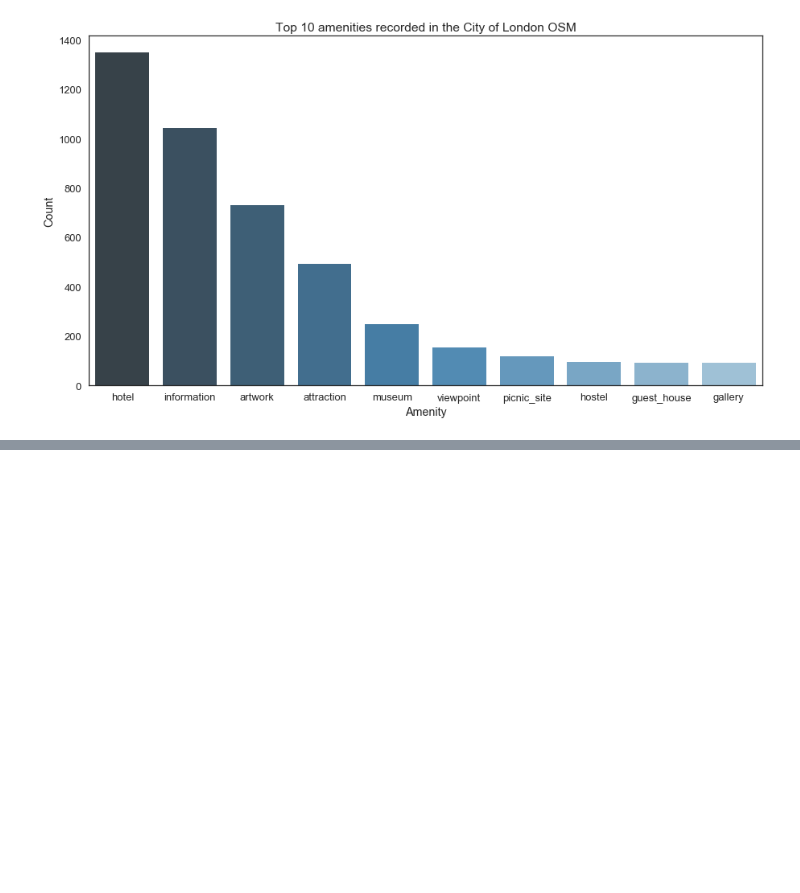
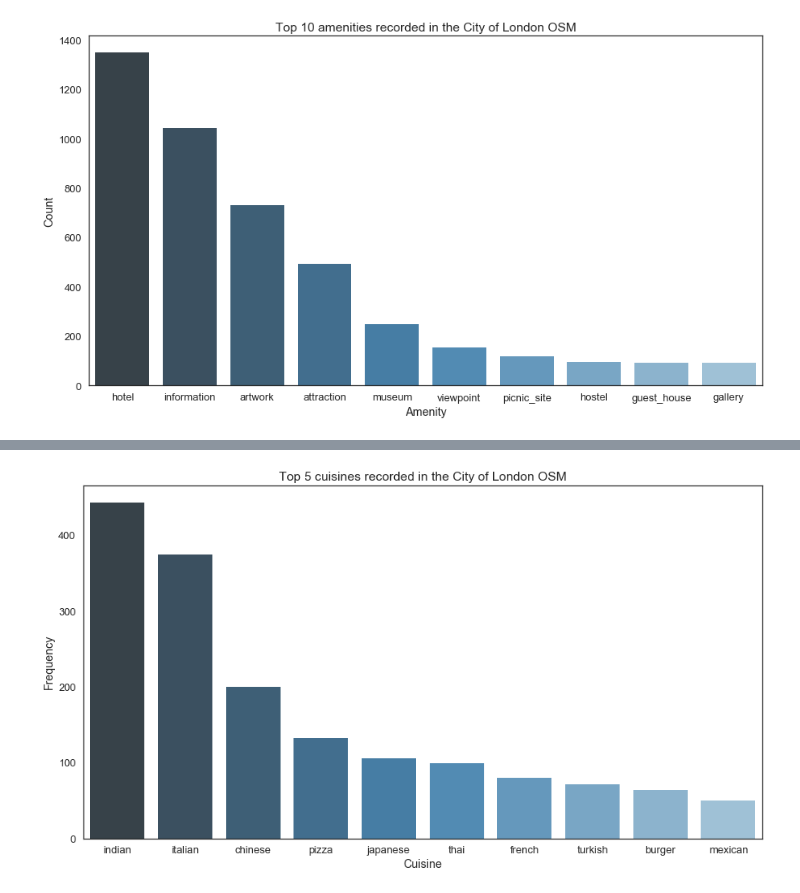
Before and after one commit to praxitelisk/DAND-P2-Wrangle-OpenStreetMap-Data-SQL, a Jupyter notebook: Project_London_OSM_Case_Study.ipynb, the cells around one changed output, grey strips where cells are left out. Cells and saved outputs as stored; diff of their text form; code cells hidden in the pictures; blank space fills up the shorter version.

```diff
--- a/Project_London_OSM_Case_Study.ipynb
+++ b/Project_London_OSM_Case_Study.ipynb
@@ -1620,0 +1674,20 @@ plt.show()
+# %%
+import pprint
+
+sqlite_file = "project.db"
+conn = sqlite3.connect(sqlite_file)
+cur = conn.cursor()
+
+cur.execute ('''
+SELECT nodes_tags.value, COUNT(*) as num
+FROM nodes_tags JOIN (SELECT DISTINCT(id) FROM nodes_tags WHERE value='restaurant') i ON nodes_tags.id=i.id
+WHERE nodes_tags.key='cuisine'
+GROUP BY nodes_tags.value
+ORDER BY num DESC LIMIT 10;
+''')
+
+res = cur.fetchall()
+pprint.pprint(res)
+
+
+conn.close()
@@ -1621 +1705,19 @@ plt.show()
+# %%
+import pandas as pd
+import matplotlib.pyplot as plt
+%matplotlib inline
+import seaborn as sns
+
+cuisine_top10 = pd.DataFrame.from_records(res, columns=["Cuisine", "Frequency"])
+#df.plot(kind="bar", x =df.Categories, figsize = [12, 8], title = 'Top 10 amenities recorded in the City of London OSM', fontsize= 10)
+
+sns.set(style="white", context="talk")
+plt.figure(figsize=(15,8))
+sns.barplot('Cuisine','Frequency', data = cuisine_top10, palette = ("Blues_d"))
+plt.title('Top 5 cuisines recorded in the City of London OSM')
+plt.ylabel('Frequency')
+plt.xlabel('Cuisine')
+plt.show()
+# %% [output]
+[figure, added]
 # %% [markdown]
```
Also changed, not shown: parts of 30 cells of this notebook, 2 other files.
